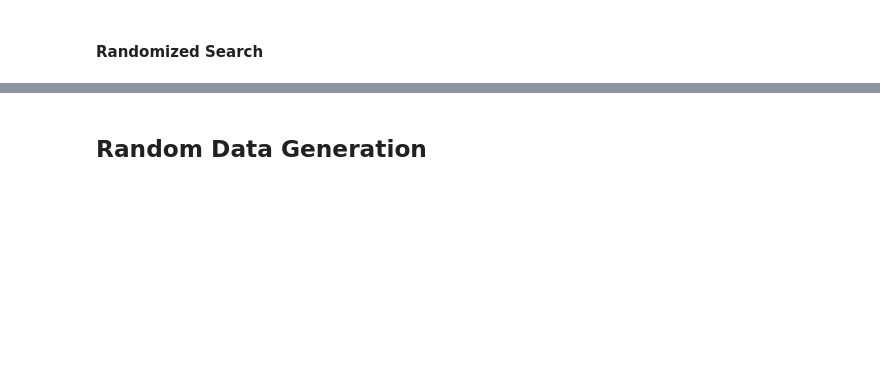
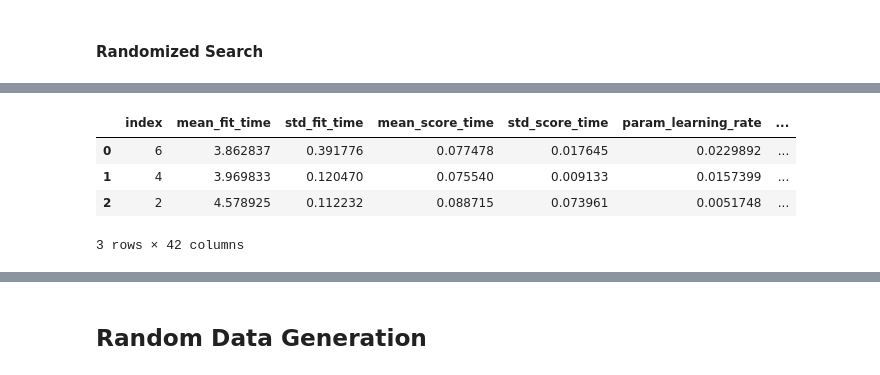
Before and after one commit to iainmuir6/Machine-Learning-with-Coronavirus-Data, a Jupyter notebook: ml_covid_research.ipynb, the cells around one changed output, grey strips where cells are left out. Drawn from its saved outputs; the diff is of its cells as text; code cells hidden in the pictures; blank space fills up the shorter version.

```diff
--- a/ml_covid_research.ipynb
+++ b/ml_covid_research.ipynb
@@ -899,0 +954,12 @@ RuntimeError: Cannot clone object <tensorflow.python.keras.wrappers.scikit_learn
+# %%
+top_x = 3
+# %%
+top_x_models = cv_results.loc[cv_results['rank_test_score'].isin(range(1, top_x+1))].sort_values(by=['rank_test_score'])
+final_top_x_models = top_x_models.reset_index()
+final_top_x_models
+# %% [output]
+|  | index | mean_fit_time | std_fit_time | mean_score_time | std_score_time | param_learning_rate | ... |
+| 0 | 6 | 3.862837 | 0.391776 | 0.077478 | 0.017645 | 0.0229892 | ... |
+| 1 | 4 | 3.969833 | 0.120470 | 0.075540 | 0.009133 | 0.0157399 | ... |
+| 2 | 2 | 4.578925 | 0.112232 | 0.088715 | 0.073961 | 0.0051748 | ... |
+3 rows × 42 columns
```
Also changed, not shown: parts of 27 cells of this notebook.
